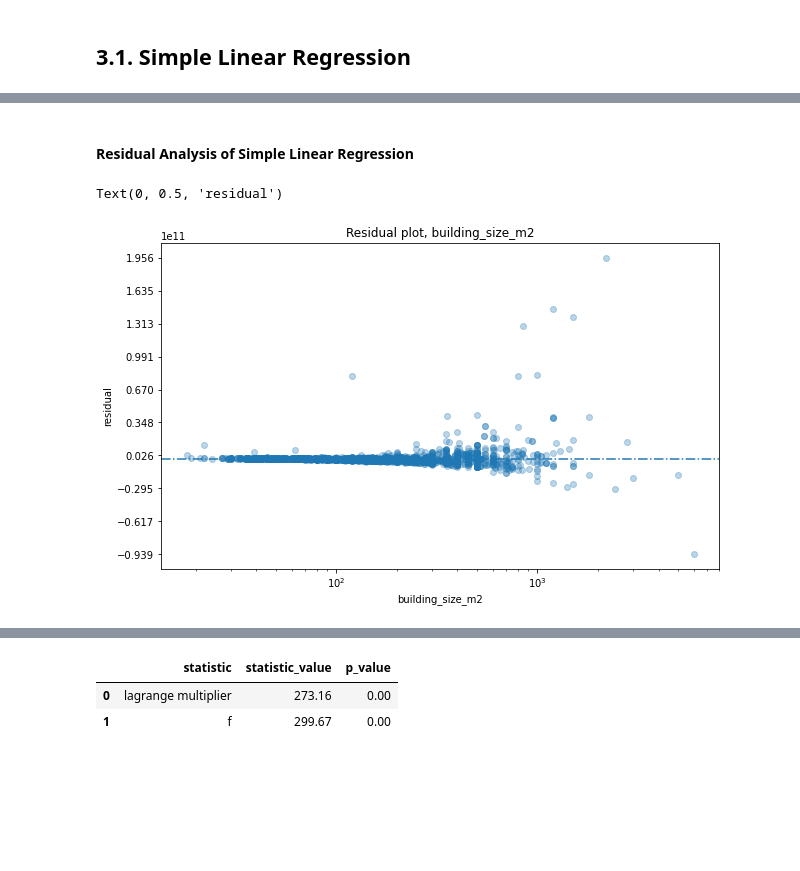
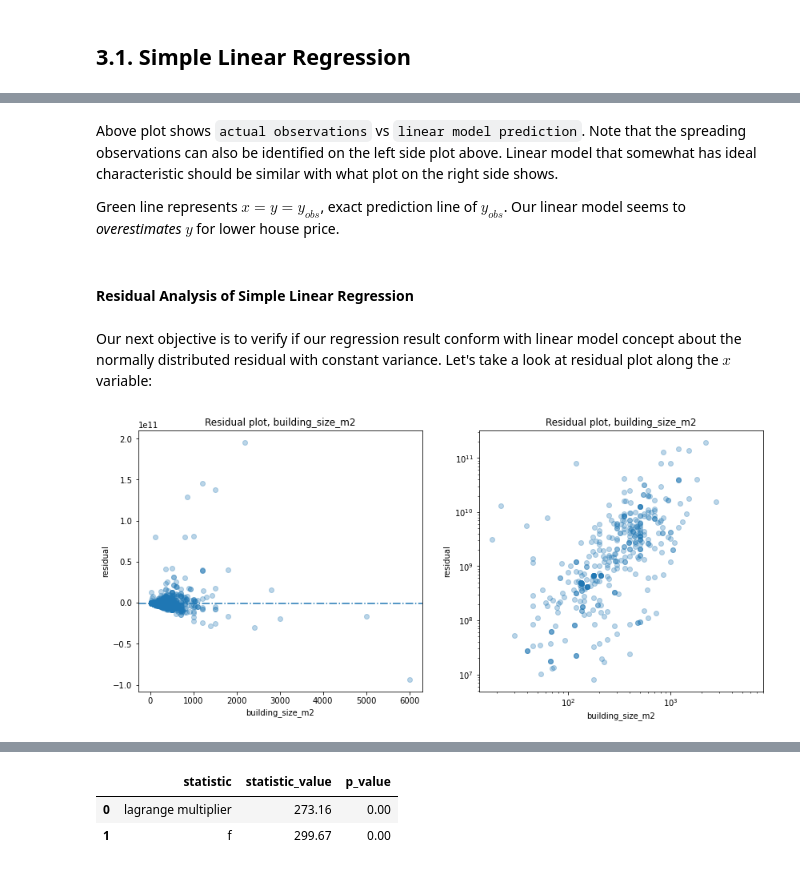
Before and after one commit to nbarizki/jabodetabekhousepricing, a Jupyter notebook: 3 - Linear Modeling of House Price.ipynb, the cells around one changed output, grey strips where cells are left out. Saved outputs shown, nothing was run; the diff lists cells and outputs as text; code cells hidden in the pictures; blank space fills up the shorter version.

```diff
--- a/3 - Linear Modeling of House Price.ipynb
+++ b/3 - Linear Modeling of House Price.ipynb
@@ -100,4 +148,6 @@ Notes:
 # %%
+{"tags": ["hide-input"]}
+
 # linear OLS
 y_linear = results.predict(X)
 # plot
@@ -107,8 +157,9 @@ for ax_ in ax:
     ax_.plot(
         np.sort(X.building_size_m2),
         y_linear[np.argsort(X.building_size_m2)], color='r'
-    )
-    ax_.set_title('Ordinary Least Square Regression of price_in_rp for building_size_m2')
+        )
 ax[1].set_xscale('log')
 ax[1].set_yscale('log')
+fig.suptitle('Ordinary Least Square Regression of price_in_rp for building_size_m2')
+plt.show()
 # %% [output]
@@ -118,13 +171,17 @@ Note that plot with `log scale axis` explains that linearity exist between our e
 # %%
+{"tags": ["hide-input"]}
+
 y_predict = results.predict(exog=X).values.reshape(-1, 1)
 y = y_train.price_in_rp.values.reshape(-1, 1)
 
 fig, ax = plt.subplots(1, 2, figsize=(14, 6))
 for ax_ in ax:
     ax_.scatter(x=y, y=y_predict, alpha=0.3)
-    ax_.set_title('y_train vs y_predict')
-    ax_.set_xlabel('y_train')
+    ax_.plot(np.sort(y), np.sort(y), color='g')
+    ax_.set_xlabel('y_obs')
     ax_.set_ylabel('y_predict')
 ax[1].set_xscale('log')
 ax[1].set_yscale('log')
+fig.suptitle('y_obs vs y_predict')
+plt.show()
 # %% [output]
@@ -132,18 +189,27 @@ ax[1].set_yscale('log')
+# %% [markdown]
+Above plot shows `actual observations` vs `linear model prediction`. Note that the spreading observations can also be identified on the left side plot above. Linear model that somewhat has ideal characteristic should be similar with what plot on the right side shows.
+
+Green line represents $x=y=y_{obs}$, exact prediction line of $y_{obs}$. Our linear model seems to *overestimates* $y$ for lower house price.
 # %% [markdown]
 #### **Residual Analysis of Simple Linear Regression**
+# %% [markdown]
+Our next objective is to verify if our regression result conform with linear model concept about the normally distributed residual with constant variance. Let's take a look at residual plot along the $x$ variable:
 # %%
+{"tags": ["hide-input"]}
+
 y_predict = results.predict(exog=X).values.reshape(-1, 1)
 y = y_train.price_in_rp.values.reshape(-1, 1)
 resid = y - y_predict
 # matpltlib plot
-fig, ax = plt.subplots(figsize=(10, 6))
-ax.scatter(x=X_train.building_size_m2.values.reshape(-1, 1), y=resid, alpha=0.3)
-ax.axhline(y=resid.mean(), linestyle='-.')
-ax.set_title('Residual plot, building_size_m2')
-ax.set_yticks(np.linspace(resid.min(), resid.max(), 10))
-ax.set_xscale('log')
-ax.set_xlabel('building_size_m2')
-ax.set_ylabel('residual')
+fig, ax = plt.subplots(1, 2, figsize=(14, 6))
+for ax_ in ax:
+    ax_.scatter(x=X_train.building_size_m2.values.reshape(-1, 1), y=resid, alpha=0.3)
+    ax_.axhline(y=resid.mean(), linestyle='-.')
+    ax_.set_title('Residual plot, building_size_m2')
+    ax_.set_xlabel('building_size_m2')
+    ax_.set_ylabel('residual')
+ax[1].set_xscale('log')
+ax[1].set_yscale('log')
+plt.show()
 # %% [output]
-Text(0, 0.5, 'residual')
-[figure, old version]
+[figure, new version]
```
Also changed, not shown: parts of 22 cells of this notebook.
